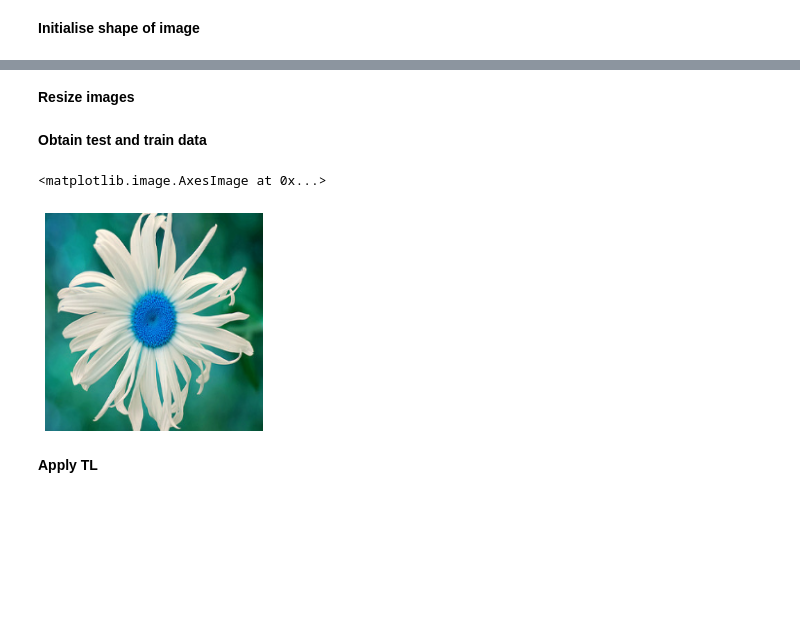
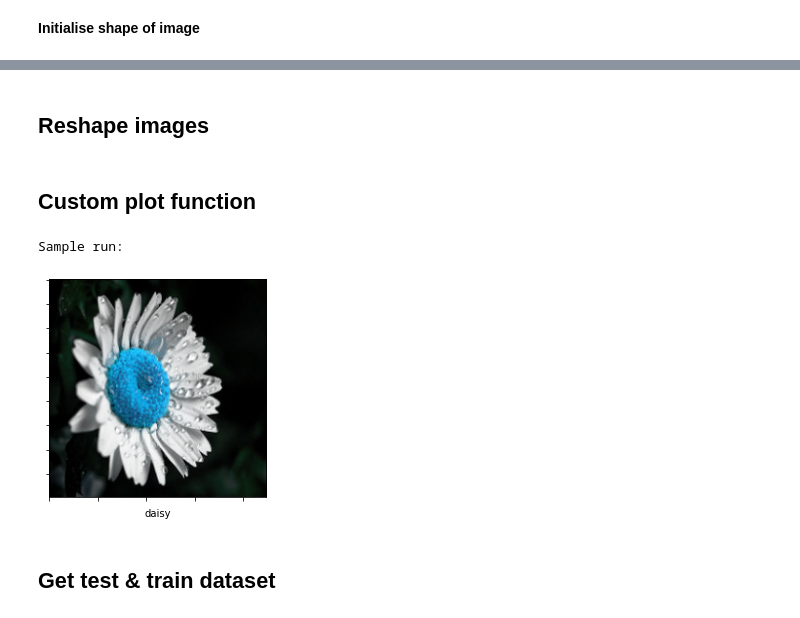
Before and after one commit to 4ndrelim/DeepLearningCNNConcepts, a Jupyter notebook: transfer-learning.ipynb, the cells around one changed output, grey strips where cells are left out. Cells and saved outputs as stored; diff of their text form; code cells hidden in the pictures; blank space fills up the shorter version.

Commit message:
Add docs and plot function

```diff
--- a/transfer-learning.ipynb
+++ b/transfer-learning.ipynb
@@ -85,8 +100,15 @@ flower_labels = {
     'sunflowers': 3,
     'tulips': 4
 }
+classes = {
+    0: 'roses',
+    1: 'daisy',
+    2: 'dandelion',
+    3: 'sunflowers',
+    4: 'tulips'
+}
 # %% [markdown]
-**Resize images**
+## Reshape images
 # %%
 X, y = [], []
 for flower_name, images in flowers_images.items():
@@ -99,16 +121,25 @@ for flower_name, images in flowers_images.items():
 X = np.array(X)
 y = np.array(y)
 X = X/255
+# %% [markdown]
+## Custom plot function
+# %%
+# X - List of images
+# y - List of corresponding result labels
+# index - display the image at the specified index
+def plot(X, y, index):
+  plt.imshow(X[index])
+  ax = plt.gca()
+  ax.axes.xaxis.set_ticklabels([])
+  ax.axes.yaxis.set_ticklabels([])
+  plt.xlabel(classes[y[index]])
+print("Sample run: ")
+plot(X, y, 777)
+# %% [output]
+Sample run:
+[figure, added]
 # %% [markdown]
-**Obtain test and train data**
+## Get test & train dataset
 # %%
 from sklearn.model_selection import train_test_split
 X_train, X_test, y_train, y_test = train_test_split(X, y, random_state=0)
-# %%
-plt.axis('off')
-plt.imshow(X[777])
-# %% [output]
-<matplotlib.image.AxesImage at 0x...>
-[figure, removed]
-# %% [markdown]
-**Apply TL**
```
Also changed, not shown: parts of 12 cells of this notebook.
